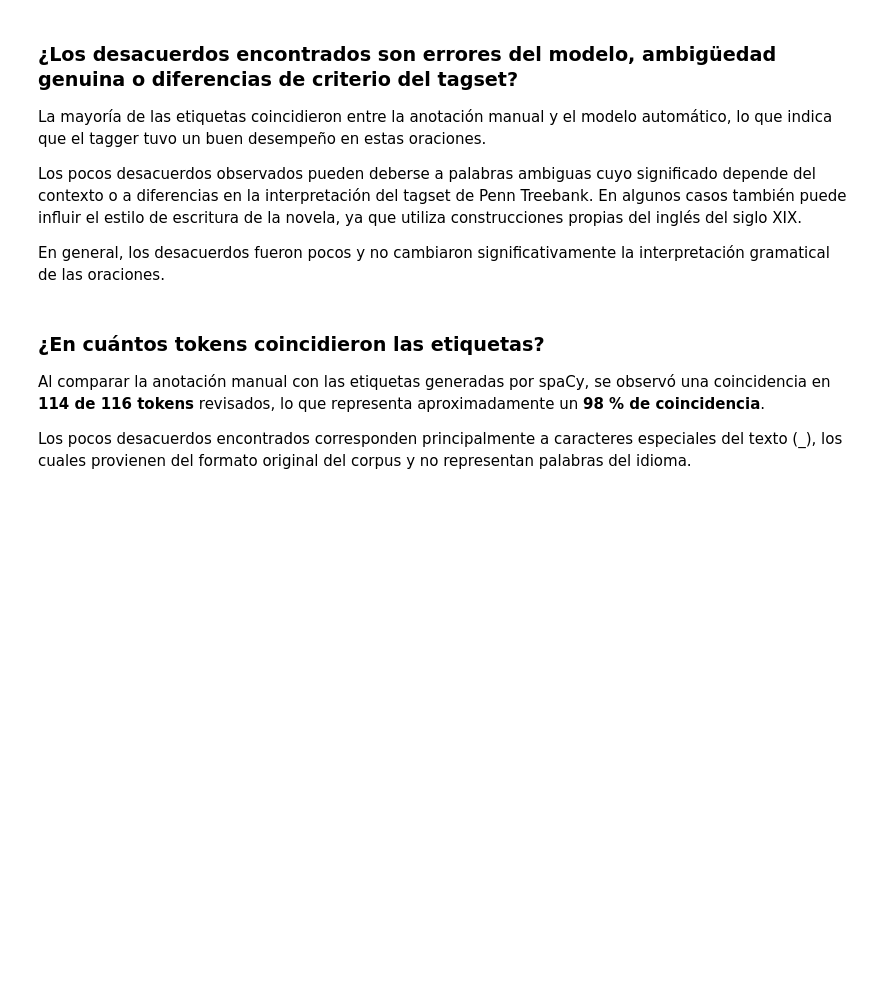
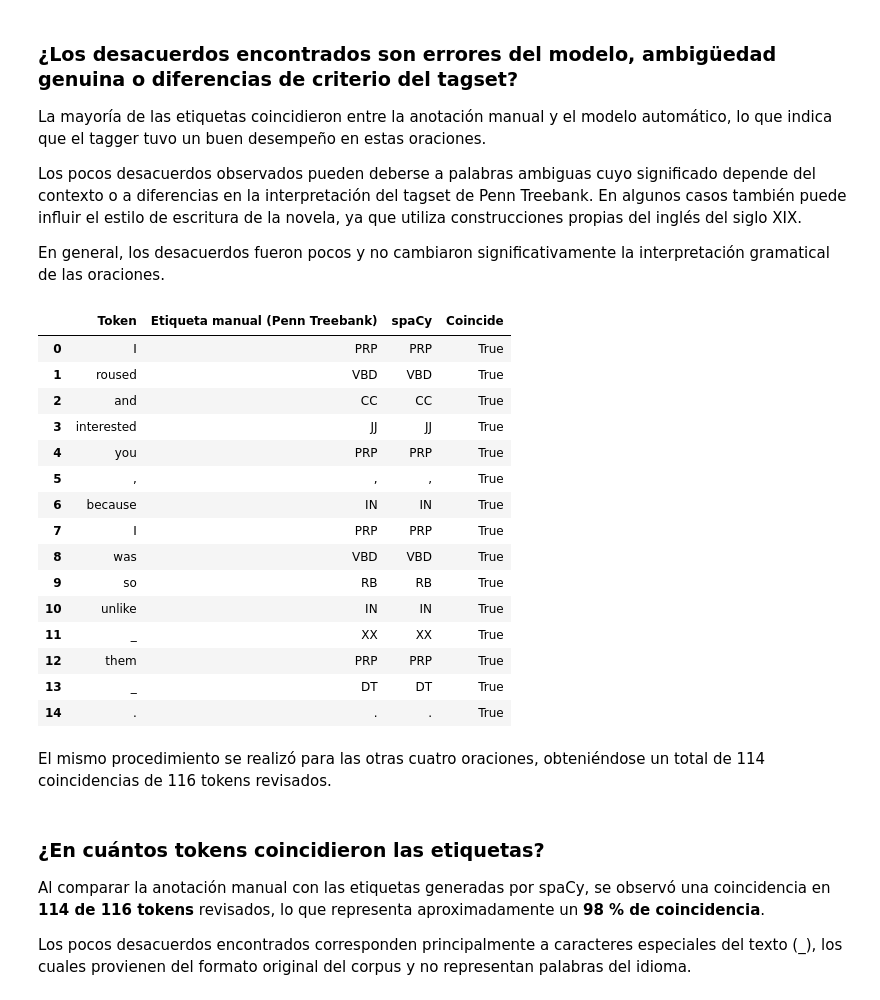
Before and after one commit to Cynthiss/NLP, a Jupyter notebook: Lab_6/Lab_6.ipynb, the cells around one changed output. Saved outputs shown, nothing was run; the diff lists cells and outputs as text; code cells hidden in the pictures; blank space fills up the shorter version.

```diff
--- a/Lab_6/Lab_6.ipynb
+++ b/Lab_6/Lab_6.ipynb
@@ -472,6 +473,58 @@ La mayoría de las etiquetas coincidieron entre la anotación manual y el modelo
 Los pocos desacuerdos observados pueden deberse a palabras ambiguas cuyo significado depende del contexto o a diferencias en la interpretación del tagset de Penn Treebank. En algunos casos también puede influir el estilo de escritura de la novela, ya que utiliza construcciones propias del inglés del siglo XIX.
 
 En general, los desacuerdos fueron pocos y no cambiaron significativamente la interpretación gramatical de las oraciones.
+# %%
+# Primera oración seleccionada
+sentence = selected_sentences[0]
+
+# Crear tabla con las etiquetas automáticas
+manual_table = pd.DataFrame({
+    "Token": [token.text for token in sentence if not token.is_space],
+    "Etiqueta manual (Penn Treebank)": [
+        "PRP",   # I
+        "VBD",   # roused
+        "CC",    # and
+        "JJ",    # interested
+        "PRP",   # you
+        ",",     # ,
+        "IN",    # because
+        "PRP",   # I
+        "VBD",   # was
+        "RB",    # so
+        "IN",    # unlike
+        "XX",    # _
+        "PRP",   # them
+        "DT",    # _
+        "."      # .
+    ],
+    "spaCy": [token.tag_ for token in sentence if not token.is_space]
+})
+
+# Comparar ambas etiquetas
+manual_table["Coincide"] = (
+    manual_table["Etiqueta manual (Penn Treebank)"] == manual_table["spaCy"]
+)
+
+manual_table
+# %% [output]
+|  | Token | Etiqueta manual (Penn Treebank) | spaCy | Coincide |
+| 0 | I | PRP | PRP | True |
+| 1 | roused | VBD | VBD | True |
+| 2 | and | CC | CC | True |
+| 3 | interested | JJ | JJ | True |
+| 4 | you | PRP | PRP | True |
+| 5 | , | , | , | True |
+| 6 | because | IN | IN | True |
+| 7 | I | PRP | PRP | True |
+| 8 | was | VBD | VBD | True |
+| 9 | so | RB | RB | True |
+| 10 | unlike | IN | IN | True |
+| 11 | _ | XX | XX | True |
+| 12 | them | PRP | PRP | True |
+| 13 | _ | DT | DT | True |
+| 14 | . | . | . | True |
+# %% [markdown]
+El mismo procedimiento se realizó para las otras cuatro oraciones, obteniéndose un total de 114 coincidencias de 116 tokens revisados.
 # %% [markdown]
 ### ¿En cuántos tokens coincidieron las etiquetas?
 
```
Also changed, not shown: parts of 1 cell of this notebook.
